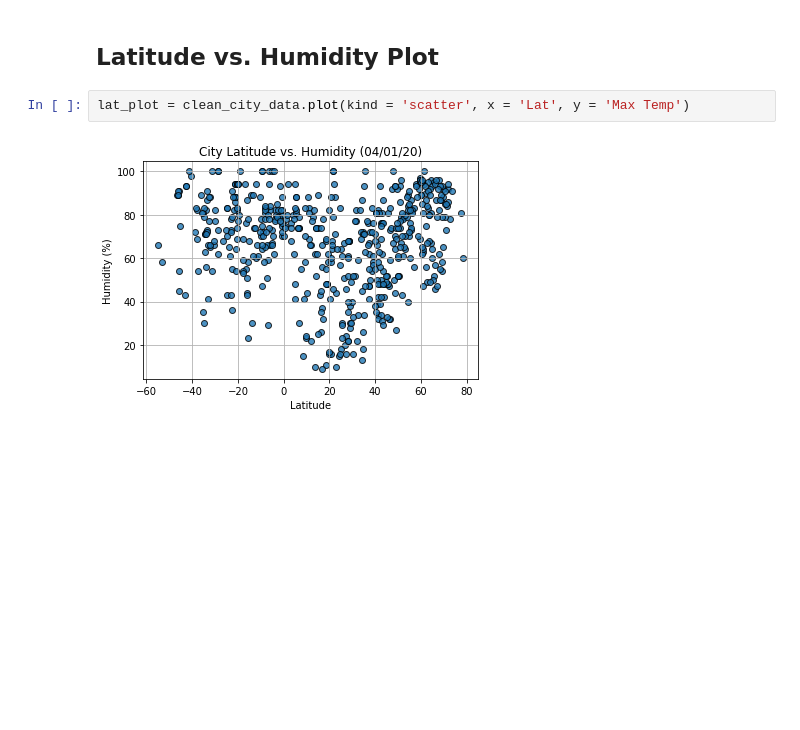
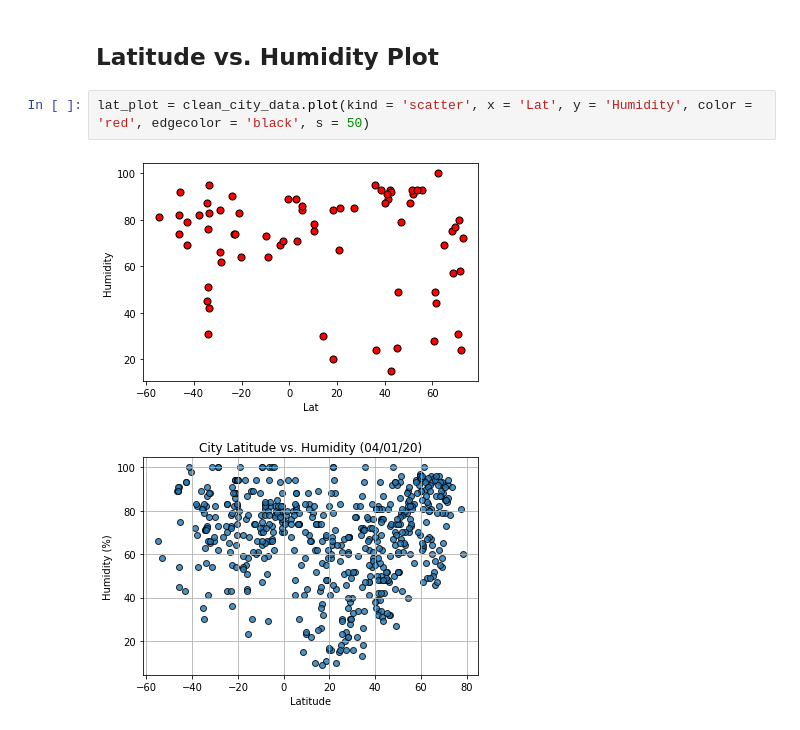
Before and after one commit to cjdance/python-api-challenge, a Jupyter notebook: WeatherPy/WeatherPy-Test.ipynb, the cells around one changed output. Cells and saved outputs as stored; diff of their text form; blank space fills up the shorter version.

```diff
--- a/WeatherPy/WeatherPy-Test.ipynb
+++ b/WeatherPy/WeatherPy-Test.ipynb
@@ -225,7 +225,9 @@ lat_plot = clean_city_data.plot(kind = 'scatter', x = 'Lat', y = 'Max Temp')
 # %% [markdown]
 ## Latitude vs. Humidity Plot
 # %%
-lat_plot = clean_city_data.plot(kind = 'scatter', x = 'Lat', y = 'Max Temp')
+lat_plot = clean_city_data.plot(kind = 'scatter', x = 'Lat', y = 'Humidity', color = 'red', edgecolor = 'black', s = 50)
+# %% [output]
+[figure, added]
 # %%
 # %% [output]
 [figure]
```
Also changed, not shown: parts of 6 cells of this notebook.
